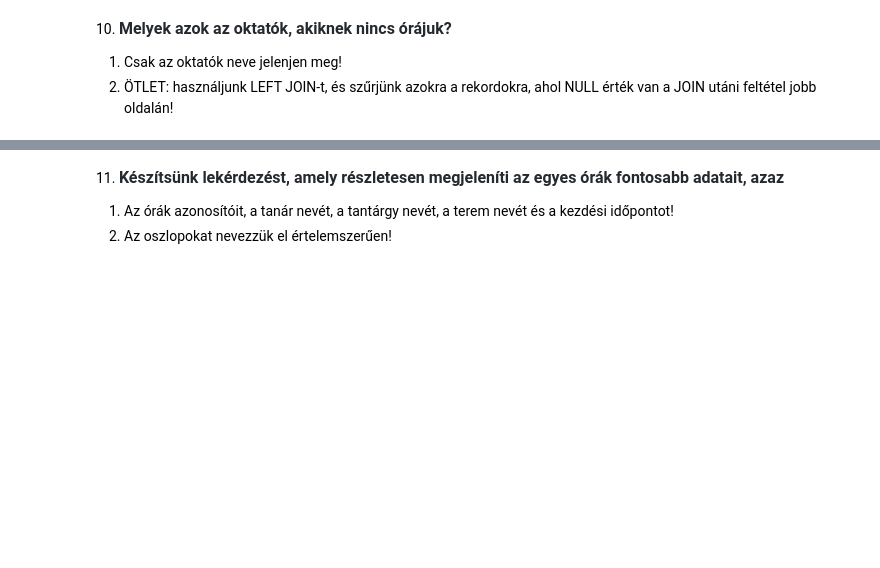
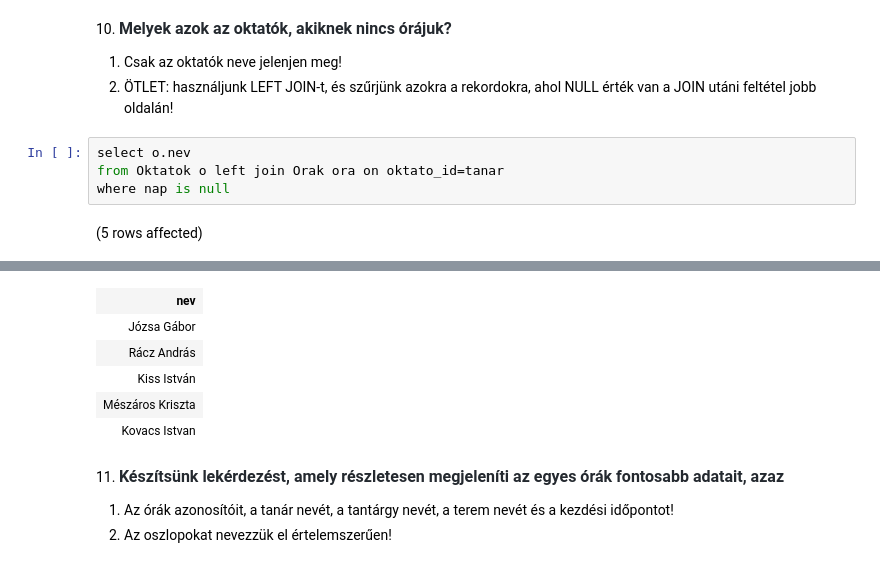
Before and after one commit to Mdorka22/gyakorlas_adatb, a Jupyter notebook: gyakorlat02_feladatok .ipynb, the cells around one changed output, grey strips where cells are left out. Cells and saved outputs as stored; diff of their text form; blank space fills up the shorter version.

```diff
--- a/gyakorlat02_feladatok .ipynb
+++ b/gyakorlat02_feladatok .ipynb
@@ -196,3 +225,9 @@ Total execution time: 00:00:00.016
 
 1. Csak az oktatók neve jelenjen meg!
 2. ÖTLET: használjunk LEFT JOIN-t, és szűrjünk azokra a rekordokra, ahol NULL érték van a JOIN utáni feltétel jobb oldalán!
+# %%
+select o.nev
+from Oktatok o left join Orak ora on oktato_id=tanar
+where nap is null
+# %% [output]
+(5 rows affected)
@@ -199,3 +235,9 @@ Total execution time: 00:00:00.016
+| nev |
+| Józsa Gábor |
+| Rácz András |
+| Kiss István |
+| Mészáros Kriszta |
+| Kovacs Istvan |
 # %% [markdown]
 11. <span style="font-weight: 600; color: rgb(36, 41, 47); font-family: -apple-system, BlinkMacSystemFont, &quot;Segoe UI&quot;, Helvetica, Arial, sans-serif, &quot;Apple Color Emoji&quot;, &quot;Segoe UI Emoji&quot;; font-size: 16px;">Készítsünk lekérdezést, amely részletesen megjeleníti az egyes órák fontosabb adatait, azaz</span>
 
```
Also changed, not shown: parts of 3 cells of this notebook.
